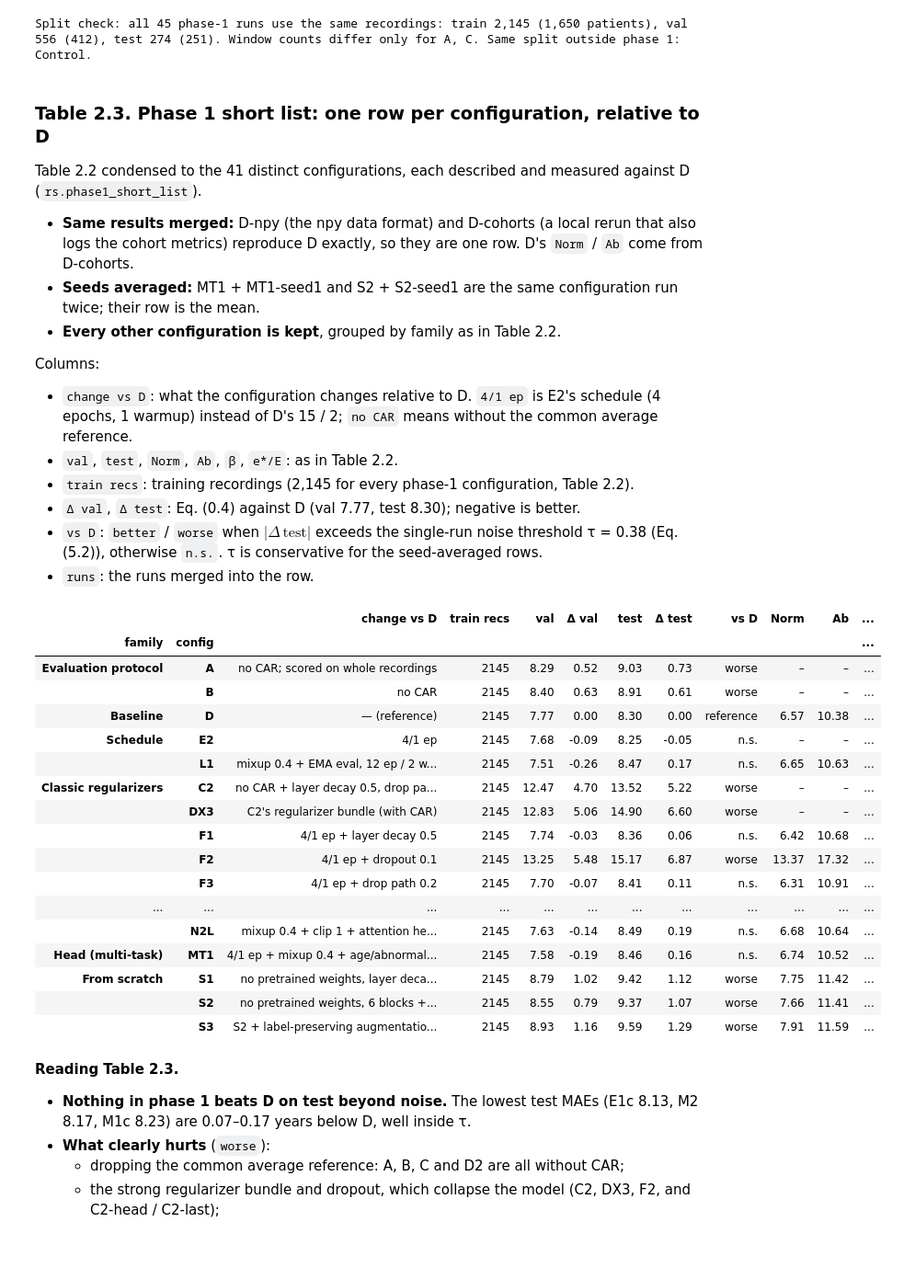
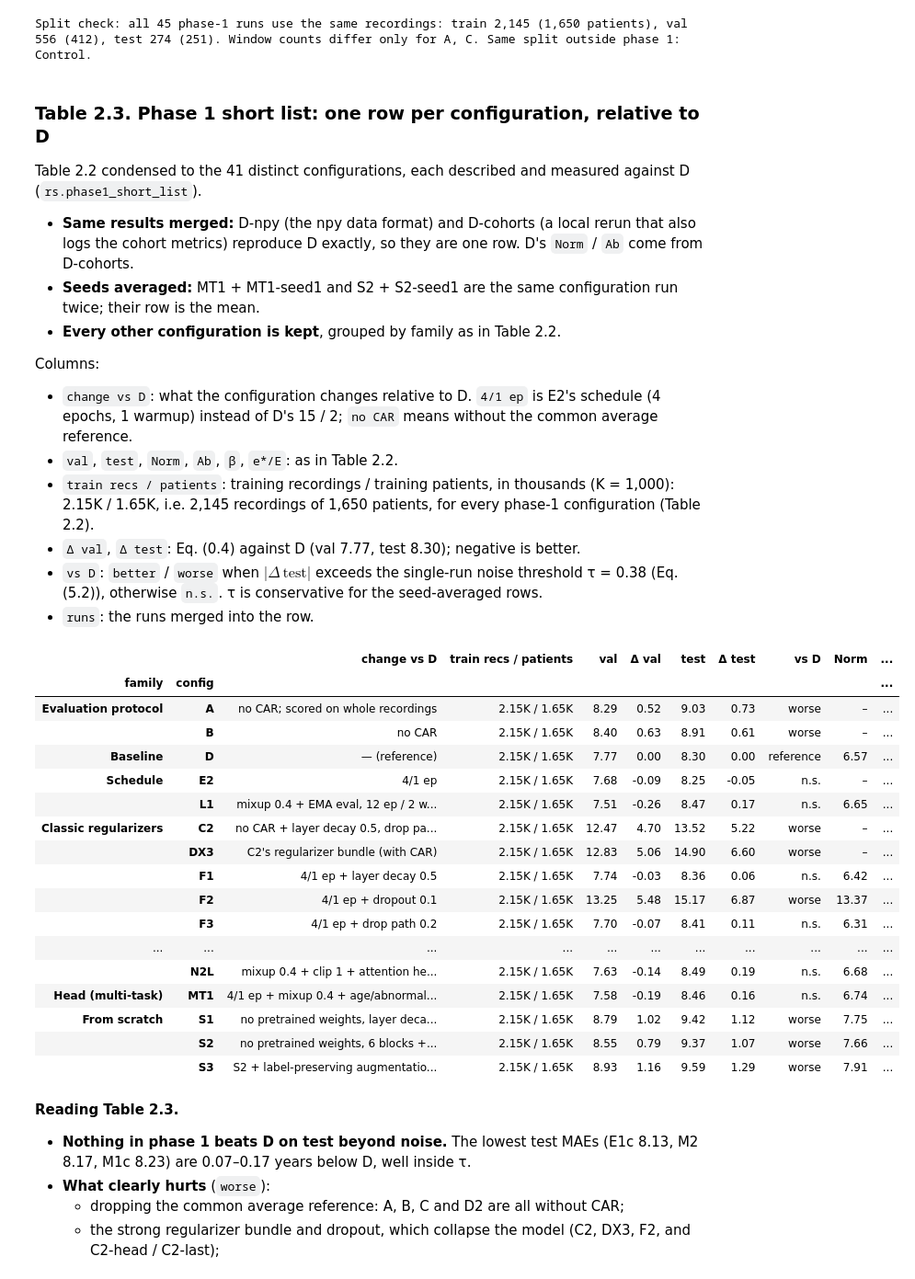
Before and after one commit to Neuro-Clalit/LaBraM, a Jupyter notebook: notebooks/brain_age_research_summary.ipynb, the cells around one changed output. Shown at 92% size. Drawn from its saved outputs; the diff is of its cells as text; code cells hidden in the pictures; blank space fills up the shorter version.

```diff
--- a/notebooks/brain_age_research_summary.ipynb
+++ b/notebooks/brain_age_research_summary.ipynb
@@ -1313,6 +1313,16 @@ The pre-study baseline (LaBraM fine-tuned with the original recipe adapted to re
 8.31 / test 9.04 (`docs/age_training_scenario_D.md`, Section 1).
 # %%
 train_recs = run_splits[run_splits.split == "train"].set_index("run").recordings
+train_pats = run_splits[run_splits.split == "train"].set_index("run").patients
+
+
+def k_size(recs, pats):
+    """Training size as '<recordings>K / <patients>K' (thousands, 2 decimals)."""
+    if recs != recs or pats != pats:          # NaN
+        return "–"
+    return f"{recs / 1000:.2f}K / {pats / 1000:.2f}K"
+
+
 t21 = reg.assign(ClearML=reg.run.map(cml.link), loss=reg.run.map(rs.run_loss), train_recs=reg.run.map(train_recs),
                  epochs_=[f"{b:.0f}/{e:.0f}" for b, e in zip(reg.best_epoch, reg.epochs)])
 t21 = t21[["run", "ClearML", "family", "change", "loss", "train_recs", "val", "test", "test_normal", "test_abnormal", "beta",
@@ -1366,7 +1376,8 @@ Columns:
 * `change vs D`: what the configuration changes relative to D. `4/1 ep` is E2's schedule (4 epochs,
   1 warmup) instead of D's 15 / 2; `no CAR` means without the common average reference.
 * `val`, `test`, `Norm`, `Ab`, `β`, `e*/E`: as in Table 2.2.
-* `train recs`: training recordings (2,145 for every phase-1 configuration, Table 2.2).
+* `train recs / patients`: training recordings / training patients, in thousands (K = 1,000):
+  2.15K / 1.65K, i.e. 2,145 recordings of 1,650 patients, for every phase-1 configuration (Table 2.2).
 * `Δ val`, `Δ test`: Eq. (0.4) against D (val 7.77, test 8.30); negative is better.
 * `vs D`: `better` / `worse` when $\lvert\Delta\,\text{test}\rvert$ exceeds the single-run noise threshold
   τ = 0.38 (Eq. (5.2)), otherwise `n.s.`. τ is conservative for the seed-averaged rows.
@@ -1374,29 +1385,30 @@ Columns:
 # %%
 _, _sd = rs.seed_noise(AB_JSON)
 t2_short = rs.phase1_short_list(reg, rs.pair_threshold(_sd["test_mae"]))
-t2_short["train recs"] = t2_short.config.map(train_recs).astype("Int64")
-t2_short = t2_short[["family", "config", "change vs D", "train recs", "val", "Δ val", "test", "Δ test", "vs D", "Norm", "Ab", "β", "e*/E",
+t2_short["train recs / patients"] = [k_size(train_recs.get(c, float("nan")), train_pats.get(c, float("nan")))
+                                     for c in t2_short.config]
+t2_short = t2_short[["family", "config", "change vs D", "train recs / patients", "val", "Δ val", "test", "Δ test", "vs D", "Norm", "Ab", "β", "e*/E",
            "runs"]].set_index(["family", "config"])
 display(numbered_table(t2_short, "2.3", "Phase 1 short list: one row per configuration, relative to D"))
 # %% [output]
-|  |  | change vs D | train recs | val | Δ val | test | Δ test | vs D | Norm | Ab | ... |
-| family | config |  |  |  |  |  |  |  |  |  | ... |
-| Evaluation protocol | A | no CAR; scored on whole recordings | 2145 | 8.29 | 0.52 | 9.03 | 0.73 | worse | – | – | ... |
-|  | B | no CAR | 2145 | 8.40 | 0.63 | 8.91 | 0.61 | worse | – | – | ... |
-| Baseline | D | — (reference) | 2145 | 7.77 | 0.00 | 8.30 | 0.00 | reference | 6.57 | 10.38 | ... |
-| Schedule | E2 | 4/1 ep | 2145 | 7.68 | -0.09 | 8.25 | -0.05 | n.s. | – | – | ... |
-|  | L1 | mixup 0.4 + EMA eval, 12 ep / 2 w... | 2145 | 7.51 | -0.26 | 8.47 | 0.17 | n.s. | 6.65 | 10.63 | ... |
-| Classic regularizers | C2 | no CAR + layer decay 0.5, drop pa... | 2145 | 12.47 | 4.70 | 13.52 | 5.22 | worse | – | – | ... |
-|  | DX3 | C2's regularizer bundle (with CAR) | 2145 | 12.83 | 5.06 | 14.90 | 6.60 | worse | – | – | ... |
-|  | F1 | 4/1 ep + layer decay 0.5 | 2145 | 7.74 | -0.03 | 8.36 | 0.06 | n.s. | 6.42 | 10.68 | ... |
-|  | F2 | 4/1 ep + dropout 0.1 | 2145 | 13.25 | 5.48 | 15.17 | 6.87 | worse | 13.37 | 17.32 | ... |
-|  | F3 | 4/1 ep + drop path 0.2 | 2145 | 7.70 | -0.07 | 8.41 | 0.11 | n.s. | 6.31 | 10.91 | ... |
-| ... | ... | ... | ... | ... | ... | ... | ... | ... | ... | ... | ... |
-|  | N2L | mixup 0.4 + clip 1 + attention he... | 2145 | 7.63 | -0.14 | 8.49 | 0.19 | n.s. | 6.68 | 10.64 | ... |
-| Head (multi-task) | MT1 | 4/1 ep + mixup 0.4 + age/abnormal... | 2145 | 7.58 | -0.19 | 8.46 | 0.16 | n.s. | 6.74 | 10.52 | ... |
-| From scratch | S1 | no pretrained weights, layer deca... | 2145 | 8.79 | 1.02 | 9.42 | 1.12 | worse | 7.75 | 11.42 | ... |
-|  | S2 | no pretrained weights, 6 blocks +... | 2145 | 8.55 | 0.79 | 9.37 | 1.07 | worse | 7.66 | 11.41 | ... |
-|  | S3 | S2 + label-preserving augmentatio... | 2145 | 8.93 | 1.16 | 9.59 | 1.29 | worse | 7.91 | 11.59 | ... |
+|  |  | change vs D | train recs / patients | val | Δ val | test | Δ test | vs D | Norm | ... |
+| family | config |  |  |  |  |  |  |  |  | ... |
+| Evaluation protocol | A | no CAR; scored on whole recordings | 2.15K / 1.65K | 8.29 | 0.52 | 9.03 | 0.73 | worse | – | ... |
+|  | B | no CAR | 2.15K / 1.65K | 8.40 | 0.63 | 8.91 | 0.61 | worse | – | ... |
+| Baseline | D | — (reference) | 2.15K / 1.65K | 7.77 | 0.00 | 8.30 | 0.00 | reference | 6.57 | ... |
+| Schedule | E2 | 4/1 ep | 2.15K / 1.65K | 7.68 | -0.09 | 8.25 | -0.05 | n.s. | – | ... |
+|  | L1 | mixup 0.4 + EMA eval, 12 ep / 2 w... | 2.15K / 1.65K | 7.51 | -0.26 | 8.47 | 0.17 | n.s. | 6.65 | ... |
+| Classic regularizers | C2 | no CAR + layer decay 0.5, drop pa... | 2.15K / 1.65K | 12.47 | 4.70 | 13.52 | 5.22 | worse | – | ... |
+|  | DX3 | C2's regularizer bundle (with CAR) | 2.15K / 1.65K | 12.83 | 5.06 | 14.90 | 6.60 | worse | – | ... |
+|  | F1 | 4/1 ep + layer decay 0.5 | 2.15K / 1.65K | 7.74 | -0.03 | 8.36 | 0.06 | n.s. | 6.42 | ... |
+|  | F2 | 4/1 ep + dropout 0.1 | 2.15K / 1.65K | 13.25 | 5.48 | 15.17 | 6.87 | worse | 13.37 | ... |
+|  | F3 | 4/1 ep + drop path 0.2 | 2.15K / 1.65K | 7.70 | -0.07 | 8.41 | 0.11 | n.s. | 6.31 | ... |
+| ... | ... | ... | ... | ... | ... | ... | ... | ... | ... | ... |
+|  | N2L | mixup 0.4 + clip 1 + attention he... | 2.15K / 1.65K | 7.63 | -0.14 | 8.49 | 0.19 | n.s. | 6.68 | ... |
+| Head (multi-task) | MT1 | 4/1 ep + mixup 0.4 + age/abnormal... | 2.15K / 1.65K | 7.58 | -0.19 | 8.46 | 0.16 | n.s. | 6.74 | ... |
+| From scratch | S1 | no pretrained weights, layer deca... | 2.15K / 1.65K | 8.79 | 1.02 | 9.42 | 1.12 | worse | 7.75 | ... |
+|  | S2 | no pretrained weights, 6 blocks +... | 2.15K / 1.65K | 8.55 | 0.79 | 9.37 | 1.07 | worse | 7.66 | ... |
+|  | S3 | S2 + label-preserving augmentatio... | 2.15K / 1.65K | 8.93 | 1.16 | 9.59 | 1.29 | worse | 7.91 | ... |
 # %% [markdown]
 **Reading Table 2.3.**
 * **Nothing in phase 1 beats D on test beyond noise.** The lowest test MAEs (E1c 8.13, M2 8.17, M1c 8.23)
```
Also changed, not shown: parts of 2 cells of this notebook, 1 other file.
